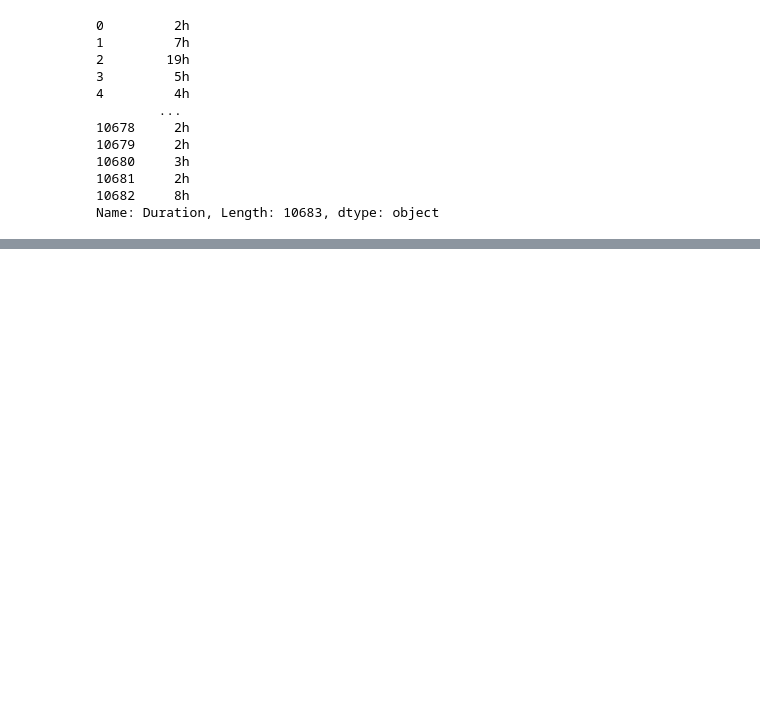
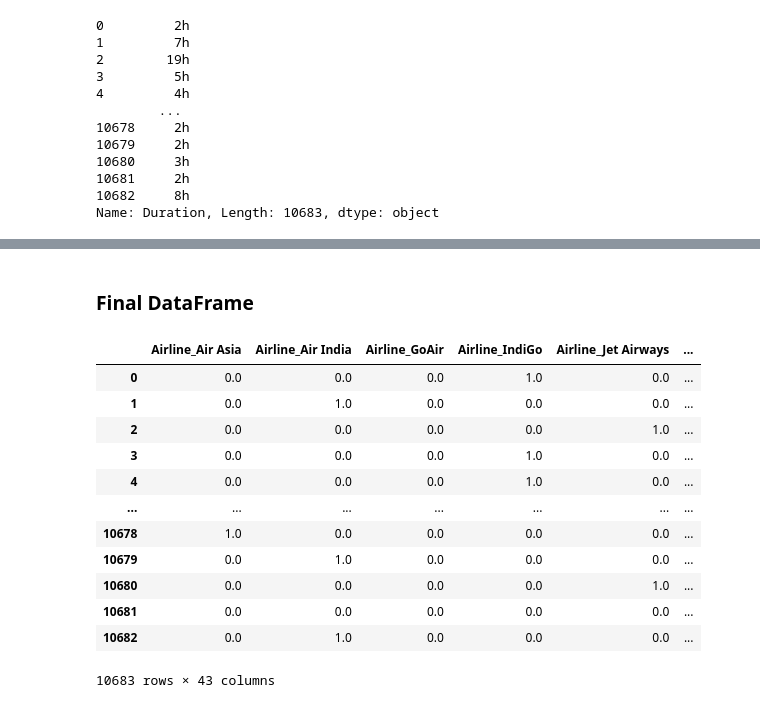
Before and after one commit to awais4212/Data-Science-Basics, a Jupyter notebook: Featured Engineering/Flight_price_prediction_dataset.ipynb, the cells around one changed output, grey strips where cells are left out. Saved outputs shown, nothing was run; the diff lists cells and outputs as text; code cells hidden in the pictures; blank space fills up the shorter version.

```diff
--- a/Featured Engineering/Flight_price_prediction_dataset.ipynb
+++ b/Featured Engineering/Flight_price_prediction_dataset.ipynb
@@ -218,0 +248,4 @@ df.head(2)
+# %%
+cols = [col for col in df.columns if col != 'Price']
+cols += ['Price']
+df=df[cols]
@@ -218,0 +268,20 @@ df.head(2)
+# %% [markdown]
+### Final DataFrame
+# %%
+fP = pd.concat([df1,df],axis=1)
+# %%
+fP
+# %% [output]
+|  | Airline_Air Asia | Airline_Air India | Airline_GoAir | Airline_IndiGo | Airline_Jet Airways | ... |
+| 0 | 0.0 | 0.0 | 0.0 | 1.0 | 0.0 | ... |
+| 1 | 0.0 | 1.0 | 0.0 | 0.0 | 0.0 | ... |
+| 2 | 0.0 | 0.0 | 0.0 | 0.0 | 1.0 | ... |
+| 3 | 0.0 | 0.0 | 0.0 | 1.0 | 0.0 | ... |
+| 4 | 0.0 | 0.0 | 0.0 | 1.0 | 0.0 | ... |
+| ... | ... | ... | ... | ... | ... | ... |
+| 10678 | 1.0 | 0.0 | 0.0 | 0.0 | 0.0 | ... |
+| 10679 | 0.0 | 1.0 | 0.0 | 0.0 | 0.0 | ... |
+| 10680 | 0.0 | 0.0 | 0.0 | 0.0 | 1.0 | ... |
+| 10681 | 0.0 | 0.0 | 0.0 | 0.0 | 0.0 | ... |
+| 10682 | 0.0 | 1.0 | 0.0 | 0.0 | 0.0 | ... |
+10683 rows × 43 columns
```
Also changed, not shown: parts of 32 cells of this notebook, 1 other file.
